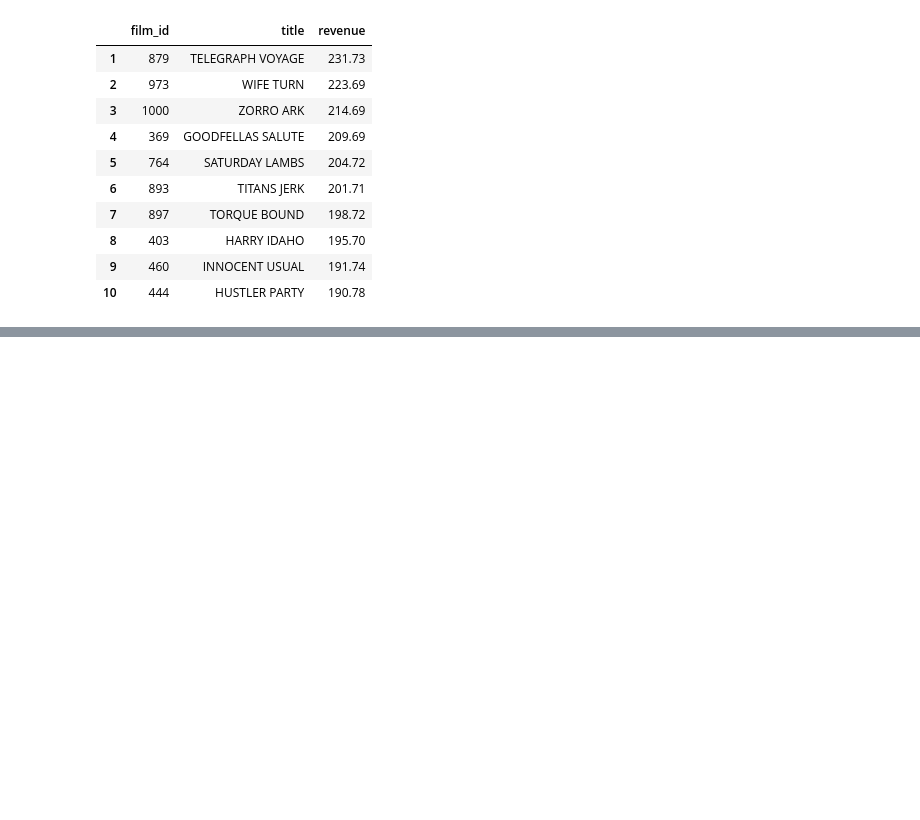
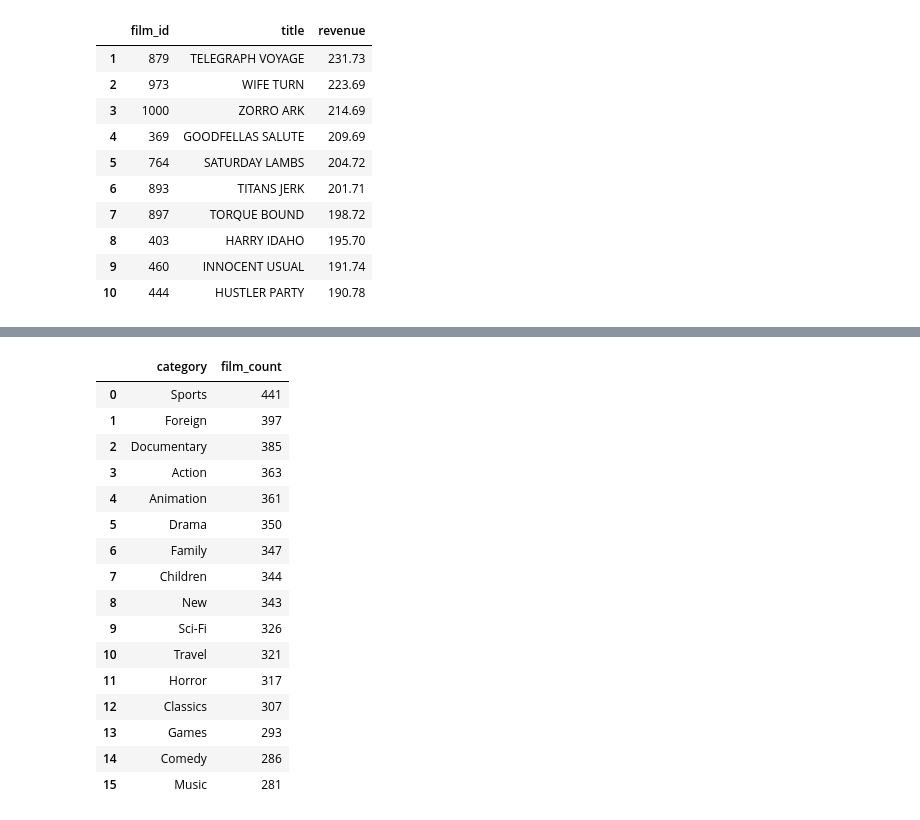
Before and after one commit to Akina-Aoki/sql_lab1_aira_franco, a Jupyter notebook: duckdb_pandas.ipynb, the cells around one changed output, grey strips where cells are left out. Cells and saved outputs as stored; diff of their text form; code cells hidden in the pictures; blank space fills up the shorter version.

```diff
--- a/duckdb_pandas.ipynb
+++ b/duckdb_pandas.ipynb
@@ -893,0 +1005,28 @@ Tables/cols: film -> film_category -> category
+# %%
+# Final Query: Check how many films there are per genre
+duckdb.sql("""
+SELECT
+    fl.category,
+    COUNT(*) AS film_count
+FROM film_list AS fl
+GROUP BY fl.category
+ORDER BY film_count DESC, category;
+""").df()
+# %% [output]
+|  | category | film_count |
+| 0 | Sports | 441 |
+| 1 | Foreign | 397 |
+| 2 | Documentary | 385 |
+| 3 | Action | 363 |
+| 4 | Animation | 361 |
+| 5 | Drama | 350 |
+| 6 | Family | 347 |
+| 7 | Children | 344 |
+| 8 | New | 343 |
+| 9 | Sci-Fi | 326 |
+| 10 | Travel | 321 |
+| 11 | Horror | 317 |
+| 12 | Classics | 307 |
+| 13 | Games | 293 |
+| 14 | Comedy | 286 |
+| 15 | Music | 281 |
```
Also changed, not shown: parts of 29 cells of this notebook.
